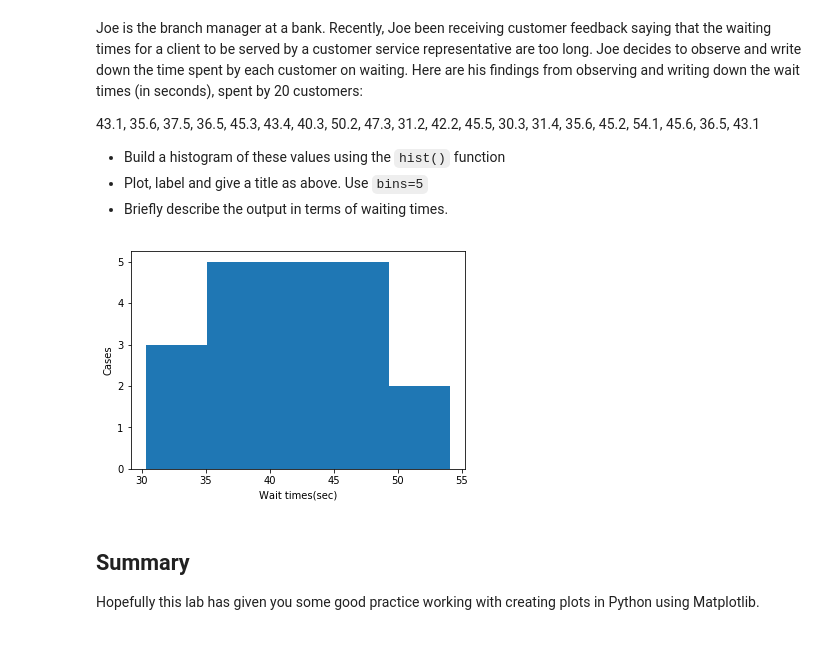
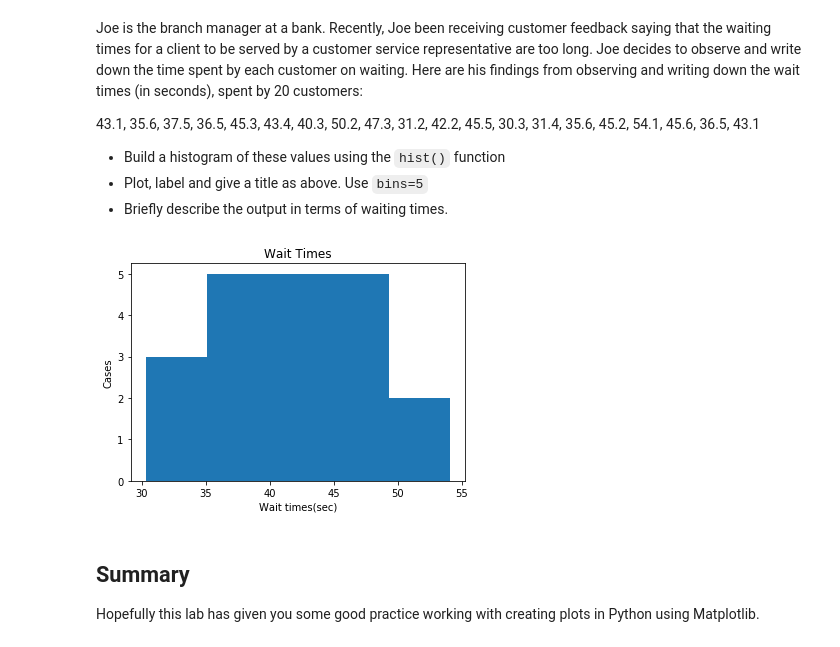
Before and after one commit to Teosoft7/dsc-0-01-22-visualizing-data-lab-seattle-ds-career-040119, a Jupyter notebook: index.ipynb, the cells around one changed output. Saved outputs shown, nothing was run; the diff lists cells and outputs as text; code cells hidden in the pictures.

```diff
--- a/index.ipynb
+++ b/index.ipynb
@@ -100,16 +100,16 @@ Joe is the branch manager at a bank. Recently, Joe been receiving customer feedb
 # %%
 x = [43.1, 35.6, 37.5, 36.5, 45.3, 43.4, 40.3, 50.2, 47.3, 31.2, 42.2, 45.5, 30.3, 31.4, 35.6, 45.2, 54.1, 45.6, 36.5, 43.1]
 
 #Plot the distogram with hist() function
 plt.hist(x, bins=5)
 
 # Label, give title and show the plot
-plt.title('Wait Time')
+plt.title('Wait Times')
 plt.xlabel('Wait times(sec)')
 plt.ylabel('Cases')
 plt.show()
 # %% [output]
-[figure, old version]
+[figure, new version]
 # %% [markdown]
 ## Summary
 
```
